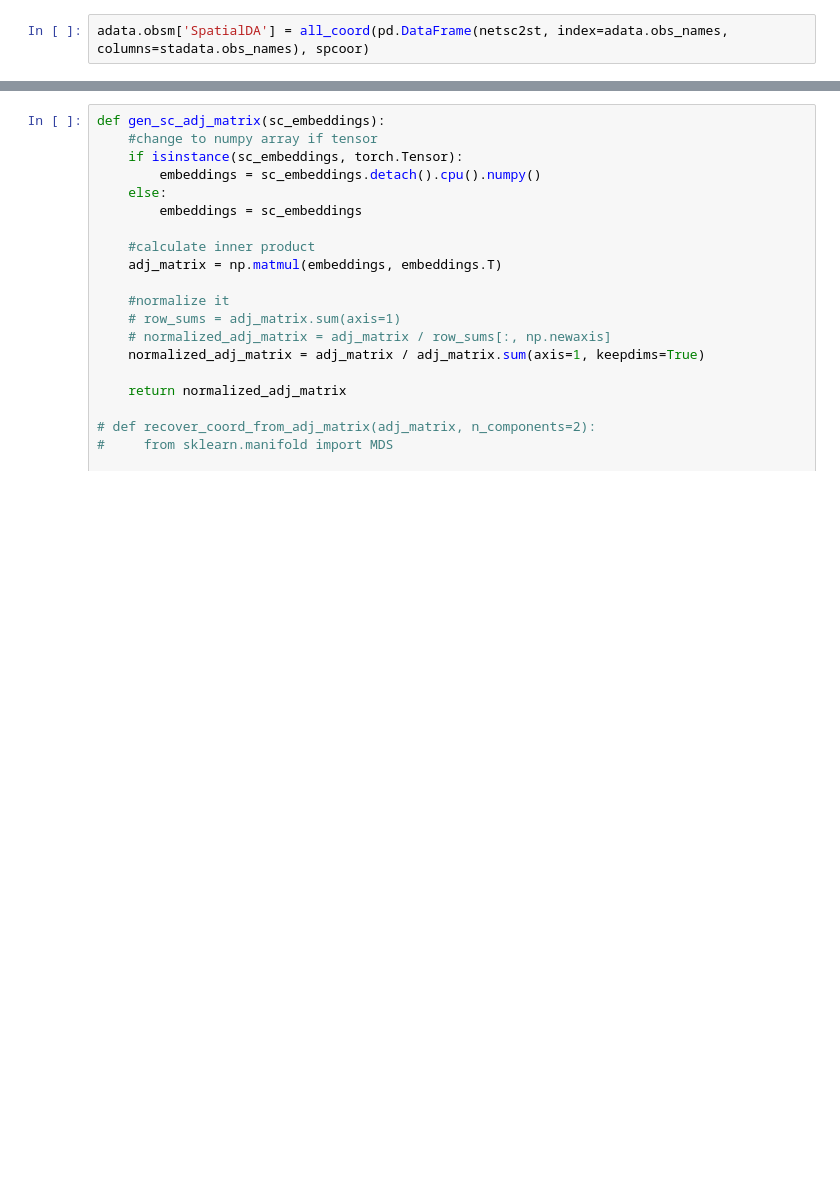
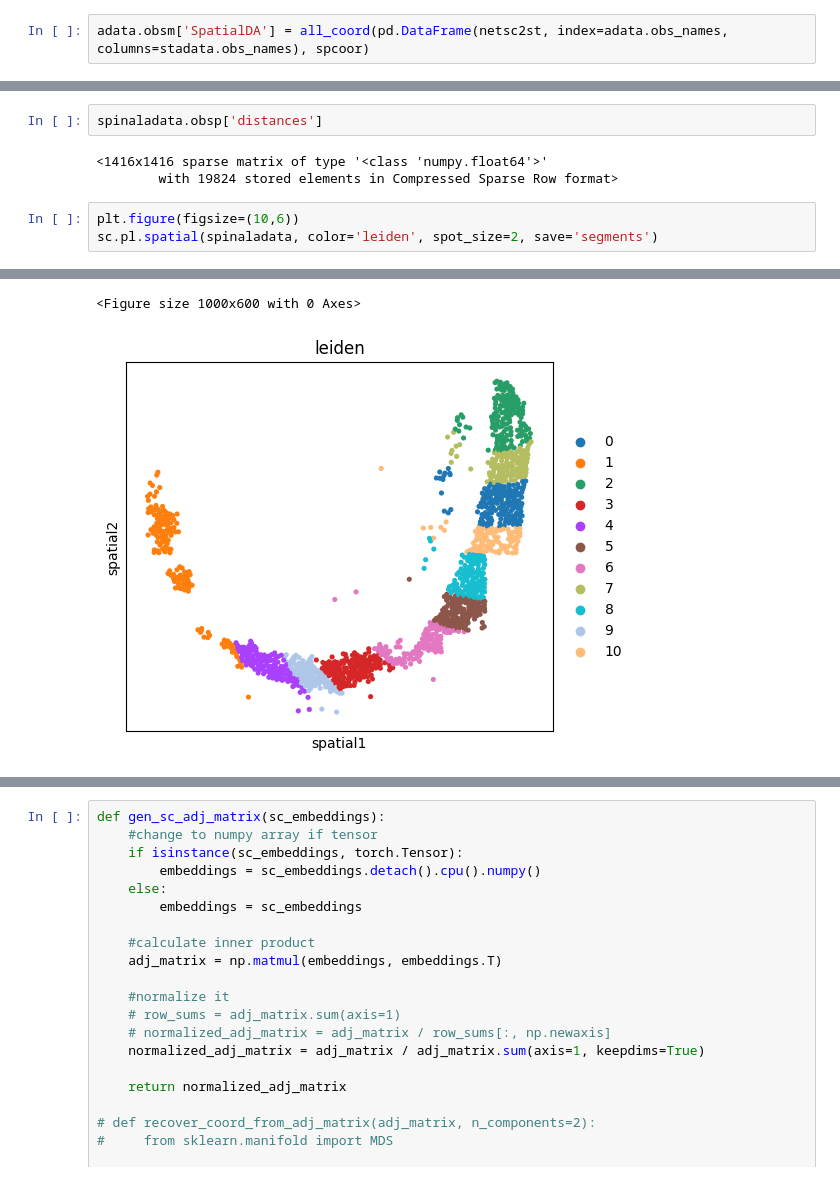
Before and after one commit to ehtesam3154/sc_st, a Jupyter notebook: exp_v1.ipynb, the cells around one changed output, grey strips where cells are left out. Drawn from its saved outputs; the diff is of its cells as text; blank space fills up the shorter version.

```diff
--- a/exp_v1.ipynb
+++ b/exp_v1.ipynb
@@ -217,0 +673,9 @@ plt.rcParams['pdf.fonttype'] = 42
+# %%
+spinaladata.obsp['distances']
+# %% [output]
+<1416x1416 sparse matrix of type '<class 'numpy.float64'>'
+        with 19824 stored elements in Compressed Sparse Row format>
+# %%
+plt.figure(figsize=(10,6))
+sc.pl.spatial(spinaladata, color='leiden', spot_size=2, save='segments')
+# %% [output]
@@ -217,0 +683,2 @@ plt.rcParams['pdf.fonttype'] = 42
+<Figure size 1000x600 with 0 Axes>
+[figure, added]
```
Also changed, not shown: parts of 150 cells of this notebook.
